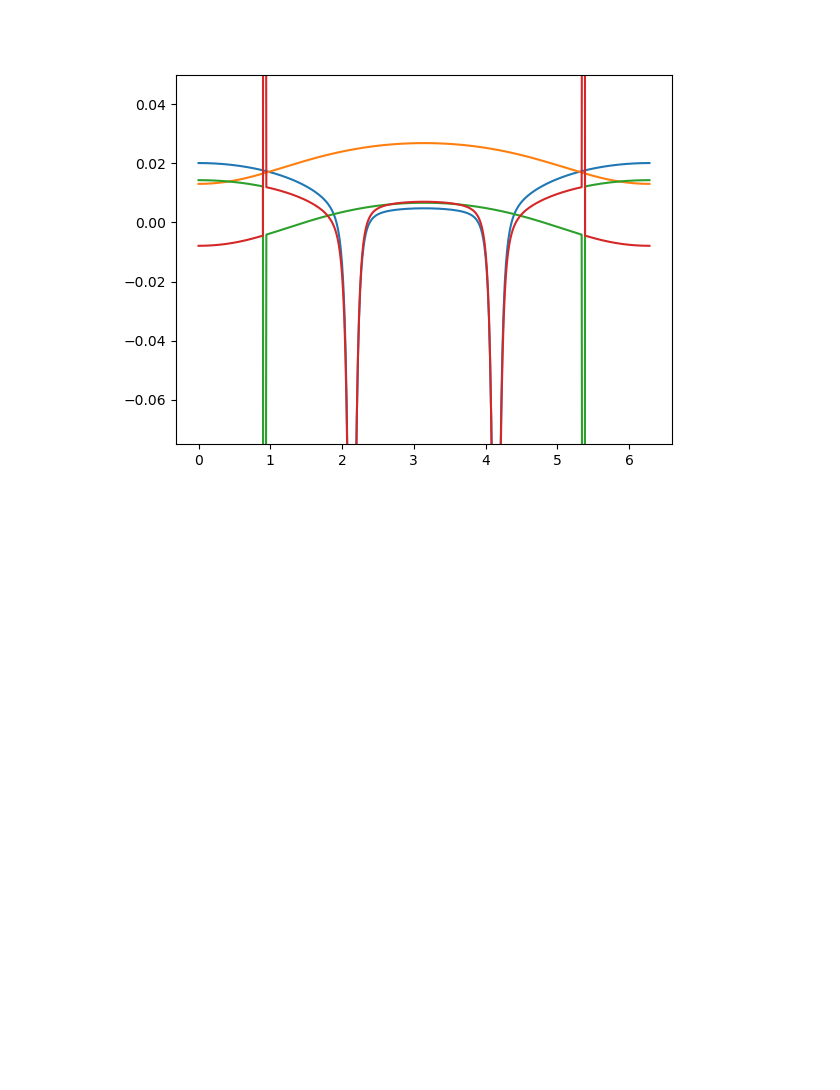
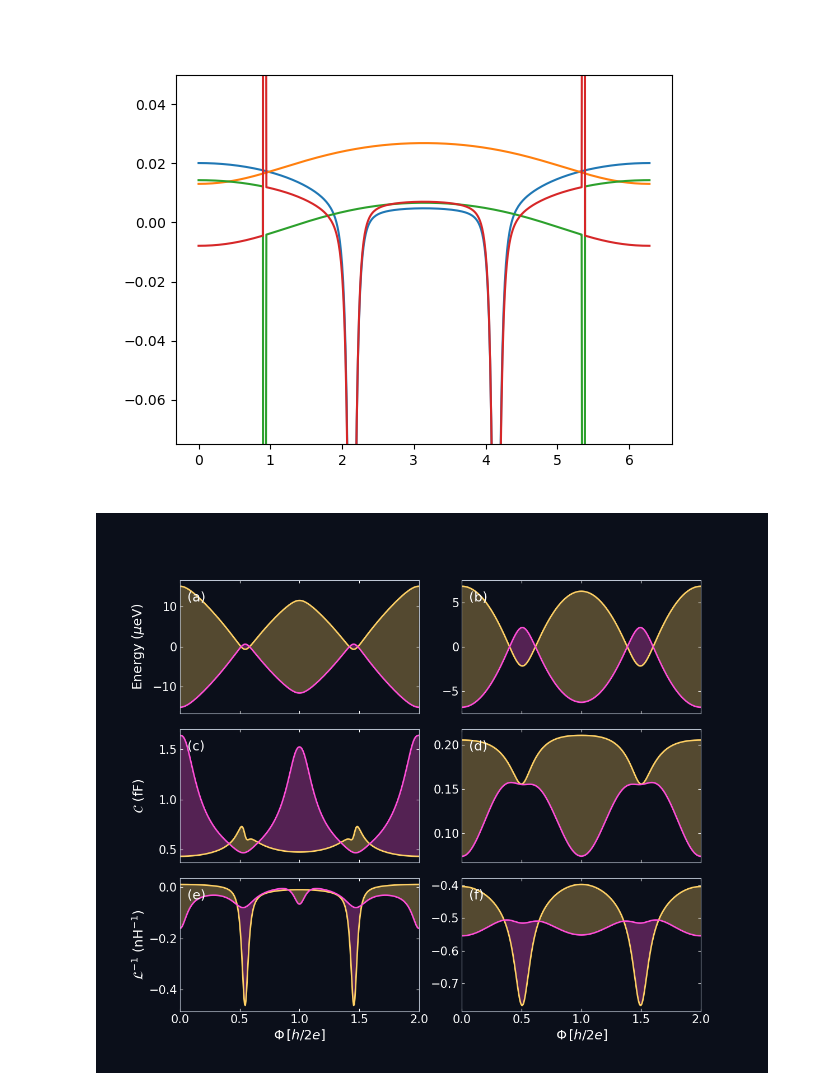
Before and after one commit to binayyakbhroy/Impedance_Simulations, a Jupyter notebook: Impedance_result_generation.ipynb, the cells around one changed output. Saved outputs shown, nothing was run; the diff lists cells and outputs as text; code cells hidden in the pictures; blank space fills up the shorter version.

```diff
--- a/Impedance_result_generation.ipynb
+++ b/Impedance_result_generation.ipynb
@@ -391,27 +859,34 @@ plt.show()
 # %%
-mu_loc = 0.5
+#mu_loc = 1.3589
 p_av = deepcopy(params)
-p_av.eta = 0
-p_av.V_QD = 0.519
-Ez_loc = 0.65
+p_av.V_QD = 0.525#mu_loc + 0.091
+Ez_loc = 0.6
+#p_av.w_right = 0.04
+#p_av.w_left = 0.04
+C_vs_phi_even_1, C_vs_phi_odd_1 = Capacitance_vs_phi(mu=mu_loc, Ez=Ez_loc, params=p_av, number_of_states=100)
 L_vs_phi_even_P_1, L_vs_phi_even_D_1, L_vs_phi_odd_P_1, L_vs_phi_odd_D_1 = inductance_vs_phi(mu=mu_loc, Ez=Ez_loc, params=p_av, number_of_states=100)
 L_vs_phi_even_1 = L_vs_phi_even_P_1 + L_vs_phi_even_D_1
 L_vs_phi_odd_1 = L_vs_phi_odd_P_1 + L_vs_phi_odd_D_1
+
 #C_vs_phi_even_1, C_vs_phi_odd_1 = Capacitance_vs_phi(mu=mu_loc, Ez=Ez_loc, params=p_av, number_of_states=40)
-_, Even_1, Odd_1 = Energy_spectrum_phi(mu=mu_loc, Ez=Ez_loc, params=p_av, num_eigvals=100)
-_, ind11 = Energy_GS_curvature_phi(Even_1, p_av)
-_, ind12 = Energy_GS_curvature_phi(Odd_1, p_av)
+Ep_1, En_1 = Energy_tracker_phi(mu=mu_loc, Ez=Ez_loc, params=p_av)
+#_, ind11 = Energy_GS_curvature_phi(Even_1, p_av)
+#_, ind12 = Energy_GS_curvature_phi(Odd_1, p_av)
+#"""
+#mu_loc = 3.11
 p_av = deepcopy(params)
-p_av.eta = 0
-Ez_loc = 0.4
-p_av.V_QD = 0.533
+Ez_loc = 0.3
+p_av.V_QD = 0.545#mu_loc + 0.045
+#p_av.w_left = p_av.w_right = 0.025
+C_vs_phi_even_2, C_vs_phi_odd_2 = Capacitance_vs_phi(mu=mu_loc, Ez=Ez_loc, params=p_av, number_of_states=100)
 L_vs_phi_even_P_2, L_vs_phi_even_D_2, L_vs_phi_odd_P_2, L_vs_phi_odd_D_2 = inductance_vs_phi(mu=mu_loc, Ez=Ez_loc, params=p_av, number_of_states=100)
 L_vs_phi_even_2 = L_vs_phi_even_P_2 + L_vs_phi_even_D_2
 L_vs_phi_odd_2 = L_vs_phi_odd_P_2 + L_vs_phi_odd_D_2
+#"""
 #C_vs_phi_even_2, C_vs_phi_odd_2 = Capacitance_vs_phi(mu=mu_loc, Ez=Ez_loc, params=p_av, number_of_states=40)
-_, Even_2, Odd_2 = Energy_spectrum_phi(mu=mu_loc, Ez=Ez_loc, params=p_av, num_eigvals=100)
-_, ind21 = Energy_GS_curvature_phi(Even_2, p_av)
-_, ind22 = Energy_GS_curvature_phi(Odd_2, p_av)
+Ep_2, En_2 = Energy_tracker_phi(mu=mu_loc, Ez=Ez_loc, params=p_av)
+#_, ind21 = Energy_GS_curvature_phi(Even_2, p_av)
+#_, ind22 = Energy_GS_curvature_phi(Odd_2, p_av)
 # %%
 fig, ax = plt.subplots()
 ax.plot(phi_range_loc, L_vs_phi_even_1/(1.48))
@@ -440,8 +915,8 @@ from matplotlib.gridspec import GridSpec
 phi = np.linspace(0.0, 2.0, len(Ep_1))
 
 # colors
-blue_col = "blue"   # even
-red_col  = "red"    # odd
+blue_col = C_CAP   # even
+red_col  = C_PARITY    # odd
 
 lw = 2
 fill_alpha = 0.3
@@ -494,45 +969,46 @@ Ep_1_u = 1000.0 * np.array(Ep_1, copy=True)
 En_1_u = 1000.0 * np.array(En_1, copy=True)
 
 Ep_2_u = 1000.0 * np.array(Ep_2, copy=True)
-E_n2_u = 1000.0 * np.array(E_n2, copy=True)
+En_2_u = 1000.0 * np.array(En_2, copy=True)
 
 # ---------------------------
 # Left column (case 1)
 # ---------------------------
 plot_pair(axE1, Ep_1_u, En_1_u, r"Energy ($\mu$eV)")
 plot_pair(axC1, C_vs_phi_even_1, C_vs_phi_odd_1, r"$\mathcal{C}$ (fF)")
-plot_pair(axL1, L_vs_phi_even, L_vs_phi_odd,
-          r"$\mathcal{L}^{-1}$ (nH$^{-1}$)")
+plot_pair(axL1, L_vs_phi_even_1, L_vs_phi_odd_1, r"$\mathcal{L}^{-1}$ (nH$^{-1}$)")
 
 # ---------------------------
 # Right column (case 2)
 # ---------------------------
-plot_pair(axE2, Ep_2_u, E_n2_u, r"Energy ($\mu$eV)")
+plot_pair(axE2, Ep_2_u, En_2_u, r"Energy ($\mu$eV)")
 plot_pair(axC2, C_vs_phi_even_2, C_vs_phi_odd_2, r"$\mathcal{C}$ (fF)")
 plot_pair(axL2, L_vs_phi_even_2, L_vs_phi_odd_2,
           r"$\mathcal{L}^{-1}$ (nH$^{-1}$)")
 
 # ---------------------------
 # X-axis formatting (bottom row only): ticks at 0.0,0.5,1.0,1.5,2.0
 # ---------------------------
 for ax in [axL1, axL2]:
     ax.set_xlabel(r"$\Phi\,[h/2e]$", fontsize=17)
     ax.set_xlim(0.0, 2.0)
     ax.set_xticks([0.0, 0.5, 1.0, 1.5, 2.0])
     ax.set_xticklabels(['0.0', '0.5', '1.0', '1.5', '2.0'])
 
 # Hide x tick labels for top/middle rows (both columns)
 for ax in [axE1, axE2, axC1, axC2]:
     ax.tick_params(labelbottom=False)
 
 # ---------------------------
 # Align all y-labels vertically
 # ---------------------------
 fig.align_ylabels([axE1, axC1, axL1, axE2, axC2, axL2])
 
 for ax in [axE2, axC2, axL2]:
     ax.set_ylabel("")
 
 plt.tight_layout()
 #plt.savefig("../Impedance_calc_paper/Plots/Gaussian_dis_sys_transport_actual_and_double_c.pdf")
 plt.show()
+# %% [output]
+[figure, added]
```
Also changed, not shown: parts of 13 cells of this notebook, 10 other files.
